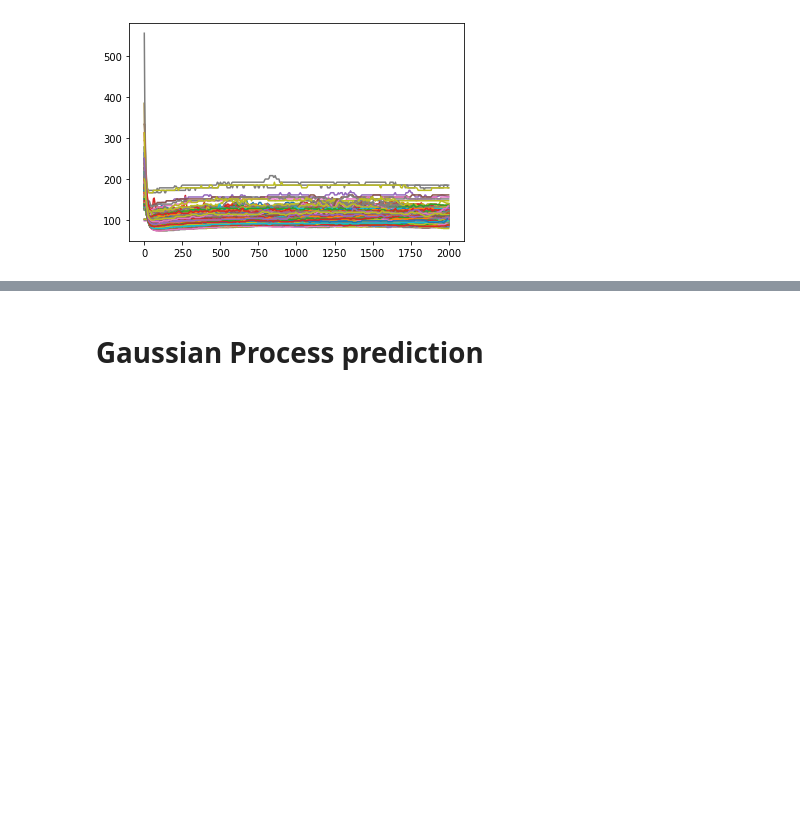
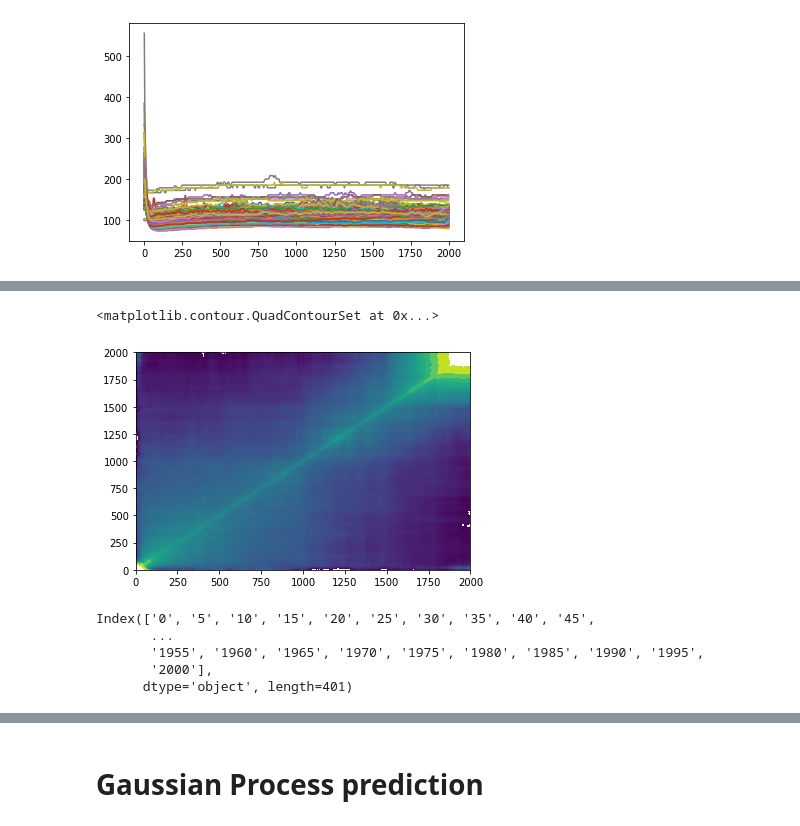
Before and after one commit to matthewghgriffiths/rowing, a Jupyter notebook: Predict.ipynb, the cells around one changed output, grey strips where cells are left out. Saved outputs shown, nothing was run; the diff lists cells and outputs as text; code cells hidden in the pictures; blank space fills up the shorter version.

Commit message:
adding dashboard and covariance data

```diff
--- a/Predict.ipynb
+++ b/Predict.ipynb
@@ -123,0 +136,11 @@ plt.plot(
+# %%
+scaledX = X - X.values.mean(1, keepdims=True)/gmX.mean() * gmX.values[None, :]
+cov = scaledX.cov()
+plt.contourf(
+    distances, distances,
+    cov,
+    np.quantile(cov, np.linspace(0, 1, 201)[1:-1])
+)
+# %% [output]
+<matplotlib.contour.QuadContourSet at 0x...>
+[figure, added]
@@ -123,0 +150,8 @@ plt.plot(
+# %%
+pd.read_csv('world_rowing/data/cov_pace.csv.gz', index_col=0).columns
+# %% [output]
+Index(['0', '5', '10', '15', '20', '25', '30', '35', '40', '45',
+       ...
+       '1955', '1960', '1965', '1970', '1975', '1980', '1985', '1990', '1995',
+       '2000'],
+      dtype='object', length=401)
```
Also changed, not shown: parts of 6 cells of this notebook, 7 other files.
